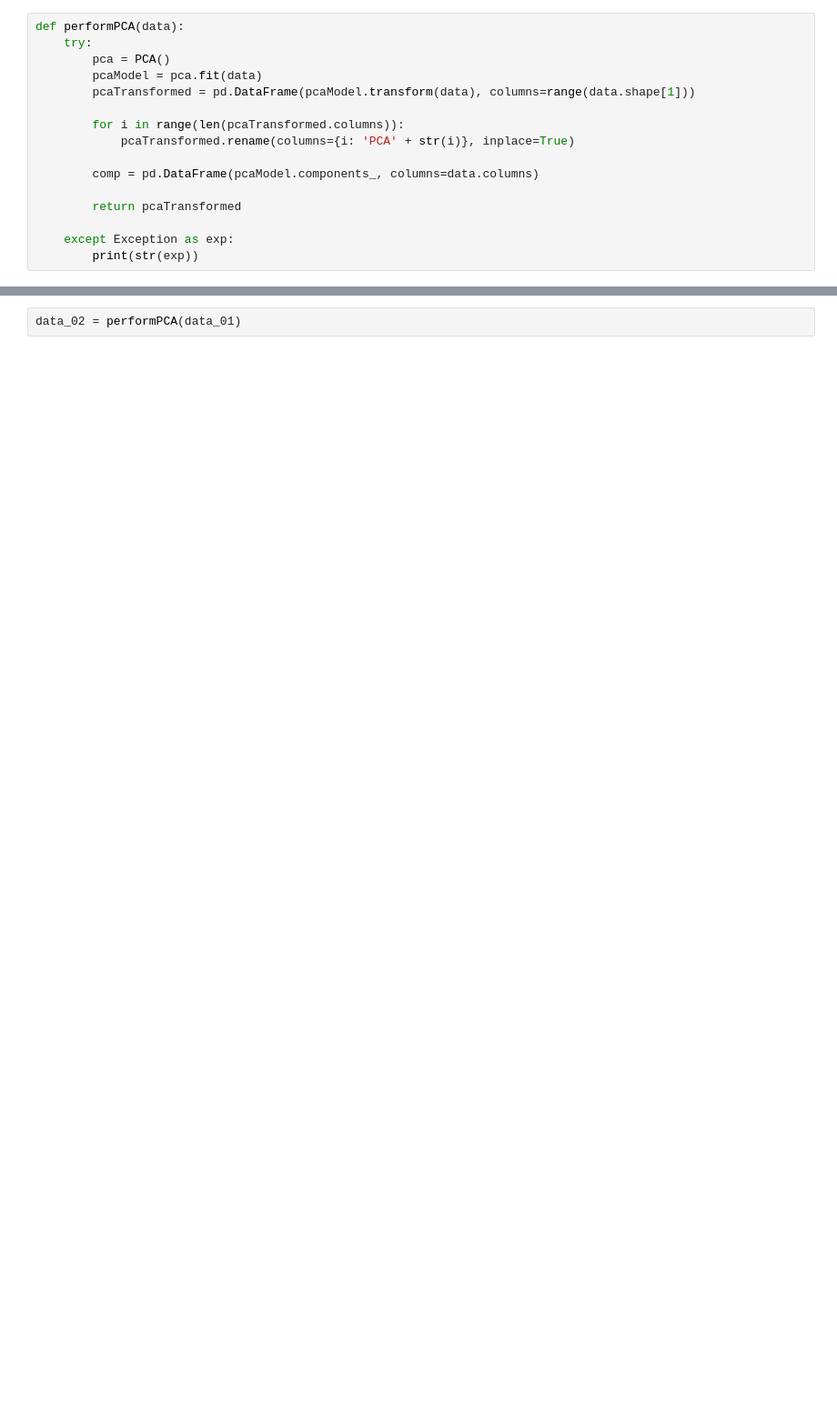
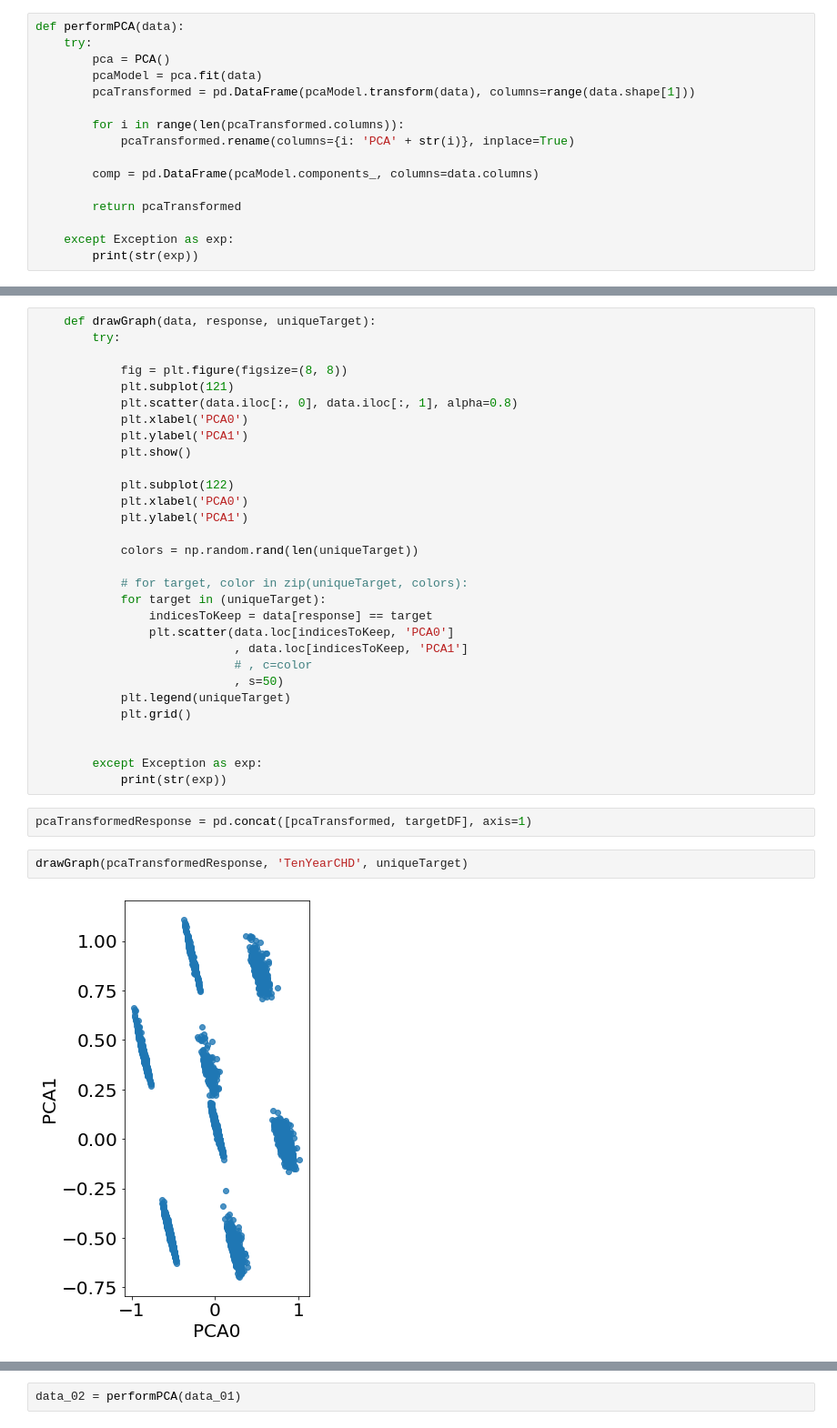
Before and after one commit to PinkySinghaRoy574/BITS_Pilani-ProjectsExecutedCode, a Jupyter notebook: CapstoneProject/week_4_bala.ipynb, the cells around one changed output, grey strips where cells are left out. Shown: that part at 91% size. Drawn from its saved outputs; the diff is of its cells as text; blank space fills up the shorter version.

```diff
--- a/CapstoneProject/week_4_bala.ipynb
+++ b/CapstoneProject/week_4_bala.ipynb
@@ -187,0 +237,36 @@ def performPCA(data):
+# %%
+    def drawGraph(data, response, uniqueTarget):
+        try:
+
+            fig = plt.figure(figsize=(8, 8))
+            plt.subplot(121)
+            plt.scatter(data.iloc[:, 0], data.iloc[:, 1], alpha=0.8)
+            plt.xlabel('PCA0')
+            plt.ylabel('PCA1')
+            plt.show()
+
+            plt.subplot(122)
+            plt.xlabel('PCA0')
+            plt.ylabel('PCA1')
+
+            colors = np.random.rand(len(uniqueTarget))
+
+            # for target, color in zip(uniqueTarget, colors):
+            for target in (uniqueTarget):
+                indicesToKeep = data[response] == target
+                plt.scatter(data.loc[indicesToKeep, 'PCA0']
+                            , data.loc[indicesToKeep, 'PCA1']
+                            # , c=color
+                            , s=50)
+            plt.legend(uniqueTarget)
+            plt.grid()
+
+
+        except Exception as exp:
+            print(str(exp))
+# %%
+pcaTransformedResponse = pd.concat([pcaTransformed, targetDF], axis=1)
+# %%
+drawGraph(pcaTransformedResponse, 'TenYearCHD', uniqueTarget)
+# %% [output]
+[figure, added]
```
Also changed, not shown: parts of 21 cells of this notebook.
